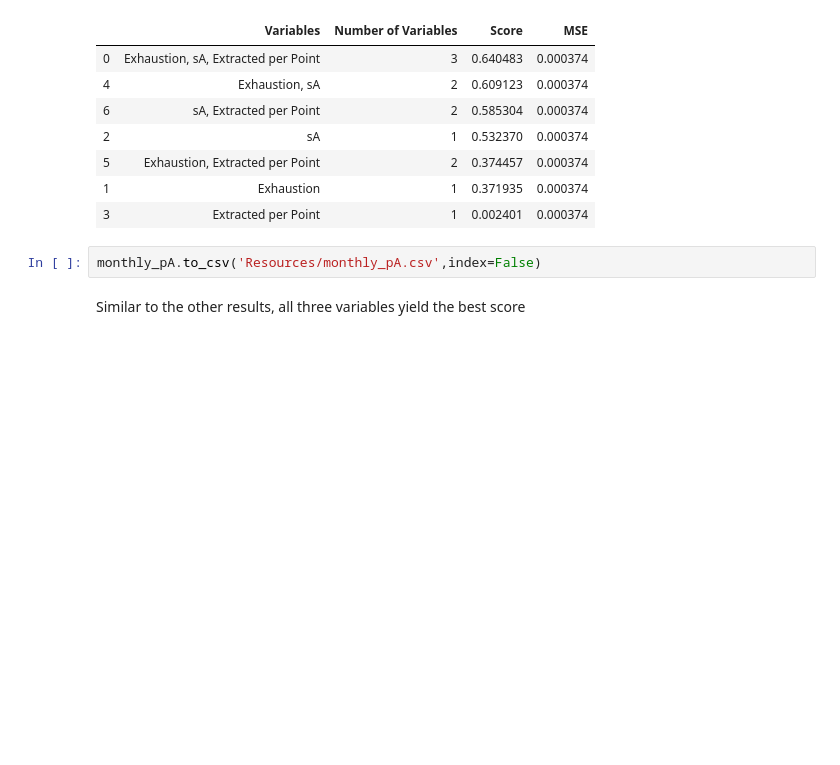
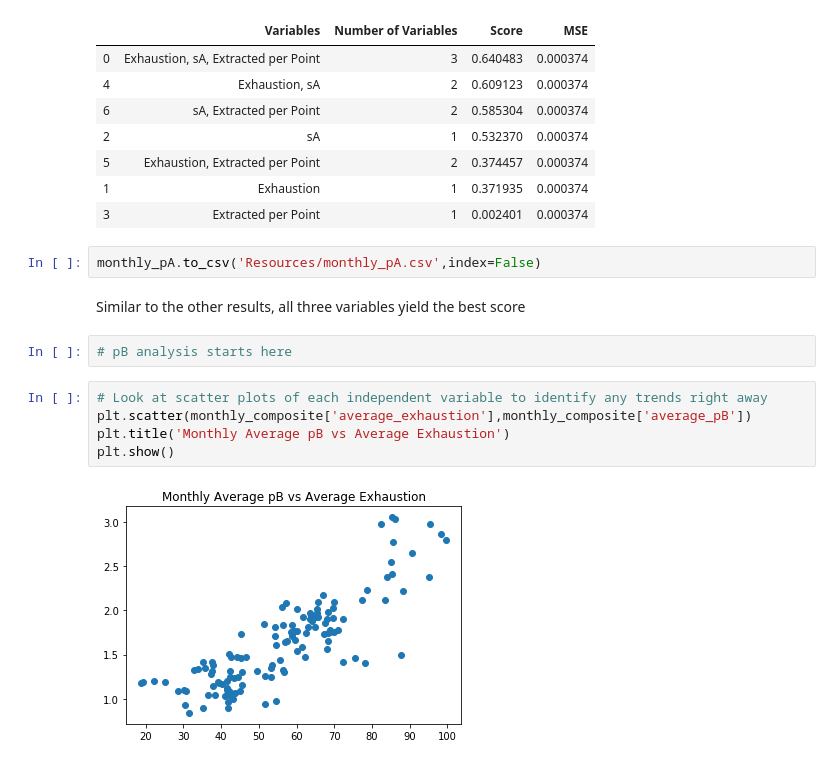
Before and after one commit to ngoodweiler/Data-Analytics-Final_Project, a Jupyter notebook: Regression_testing_monthly.ipynb, the cells around one changed output. Drawn from its saved outputs; the diff is of its cells as text; blank space fills up the shorter version.

```diff
--- a/Regression_testing_monthly.ipynb
+++ b/Regression_testing_monthly.ipynb
@@ -344,3 +344,12 @@ pA_reg_results_df
 monthly_pA.to_csv('Resources/monthly_pA.csv',index=False)
 # %% [markdown]
 Similar to the other results, all three variables yield the best score
+# %%
+# pB analysis starts here
+# %%
+# Look at scatter plots of each independent variable to identify any trends right away
+plt.scatter(monthly_composite['average_exhaustion'],monthly_composite['average_pB'])
+plt.title('Monthly Average pB vs Average Exhaustion')
+plt.show()
+# %% [output]
+[figure, added]
```
Also changed, not shown: parts of 11 cells of this notebook.
